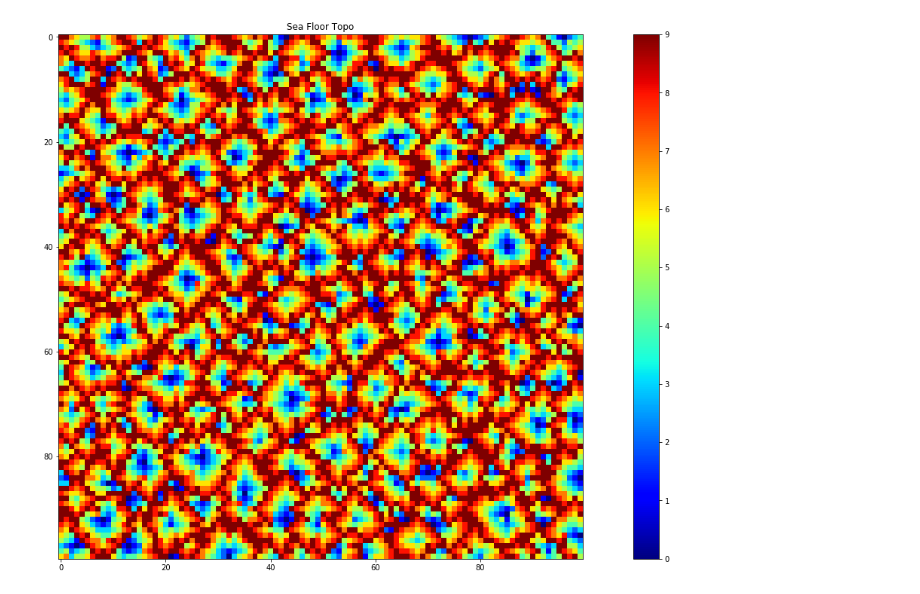
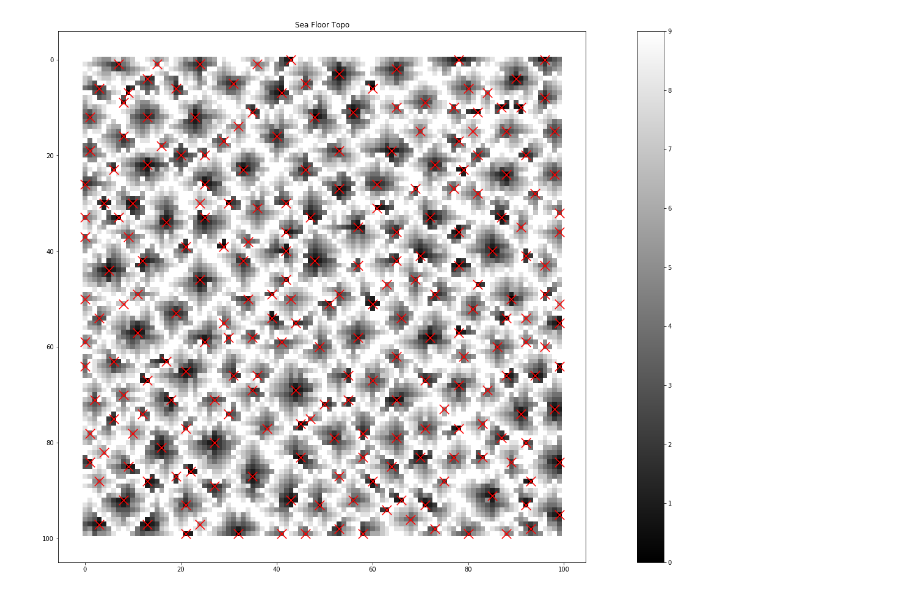
Before and after one commit to kendprew/2021-aoc, a Jupyter notebook: day09-program.ipynb, the cells around one changed output. Drawn from its saved outputs; the diff is of its cells as text; code cells hidden in the pictures.

```diff
--- a/day09-program.ipynb
+++ b/day09-program.ipynb
@@ -28,9 +30,12 @@ for i in range(len(depth)):
         data_test[i,j] = int(line[j])
 # %%
 # Part 1: determine the number of low points
+s = perf_counter()
+
 n_edge = [0,0,0,0]
 n_corner = [0,0,0]
 n = [0,0,0,0,0]
+lowpoints = []
 count = 0
 risk = 0
 
@@ -48,6 +53,7 @@ for i in range(len(data_test)):
                     if n_corner.count(target) == 1:
                         count += 1
                         risk += target + 1
+                        lowpoints.append([i,j])
                         #print('low point found 1:',target)
             if j > 0:
                 if j != cols-1:
@@ -59,6 +65,7 @@ for i in range(len(data_test)):
                         if n_edge.count(target) == 1:
                             count += 1
                             risk += target + 1
+                            lowpoints.append([i,j])
                             #print('low point found 2:',target)
             if j == cols -1:
                 n_corner[0] = target
@@ -68,6 +75,7 @@ for i in range(len(data_test)):
                     if n_corner.count(target) == 1:
                         count += 1
                         risk += target + 1
+                        lowpoints.append([i,j])
                         #print('low point found 3:',target)
 
         # main body of data
@@ -82,6 +90,7 @@ for i in range(len(data_test)):
                         if n_edge.count(target) == 1:
                             count += 1
                             risk += target + 1
+                            lowpoints.append([i,j])
                             #print('low point found 4:',target)
                 if j > 0:
                     if j != cols-1:
@@ -94,6 +103,7 @@ for i in range(len(data_test)):
                             if n.count(target) == 1:
                                 count += 1
                                 risk += target + 1
+                                lowpoints.append([i,j])
                                 #print('low point found 5:',target)
                 if j == cols - 1:
                     n_edge[0] = target
@@ -104,6 +114,7 @@ for i in range(len(data_test)):
                         if n_edge.count(target) == 1:
                             count += 1
                             risk += target + 1
+                            lowpoints.append([i,j])
                             #print('low point found 6:',target)
 
         # last row
@@ -116,7 +127,8 @@ for i in range(len(data_test)):
                     if n_corner.count(target) == 1:
                         count += 1
                         risk += target + 1
-                    #print('low point found 7:',target)
+                        lowpoints.append([i,j])
+                        #print('low point found 7:',target)
             if j > 0:
                 if j != cols -1:
                     n_edge[0] = target
@@ -127,6 +139,7 @@ for i in range(len(data_test)):
                         if n_edge.count(target) == 1:
                             count += 1
                             risk += target + 1
+                            lowpoints.append([i,j])
                             #print('low point found 8:',target)
             if j == cols - 1:
                 n_corner[0] = target
@@ -136,6 +149,7 @@ for i in range(len(data_test)):
                     if n_corner.count(target) == 1:
                         count += 1
                         risk += target + 1
+                        lowpoints.append([i,j])
                         #print('low point found 9:',target)
     n_edge = [0,0,0,0]
     n_corner = [0,0,0]
@@ -143,5 +157,8 @@ for i in range(len(data_test)):
     target = 0
 print('Part 1 Solution = ',risk)
 # Solution = 558, confirmed 12/9/2021
+e = perf_counter()
+time = round((e - s),4)
+print('Time Elapsed =',time)
 # %% [output]
 Part 1 Solution =  558
@@ -157,9 +166,19 @@ plt.show()
 # %%
+plotpoints = locallows.copy()
+
+col = []
+row = []
+for i in range(len(plotpoints)):
+    row.append(plotpoints[i][0])
+    col.append(plotpoints[i][1])
 H = data_test
-plt.figure(figsize=(6*4, 3.2*4))
-plt.imshow(H,cmap = "jet" , vmin=0, vmax=9)
+scale = 5
+##plt.figure()
+plt.figure(figsize=(6*scale, 3.2*scale))
+plt.imshow(H,cmap = "gray" , vmin=9, vmax=0)
 plt.colorbar()
+plt.scatter(col, row, marker='x', s = 240, color = 'red')
 plt.title( 'Sea Floor Topo' )
 plt.show()
 # %% [output]
-[figure, old version]
+[figure, new version]
```
Also changed, not shown: parts of 6 cells of this notebook, 25 other files.
